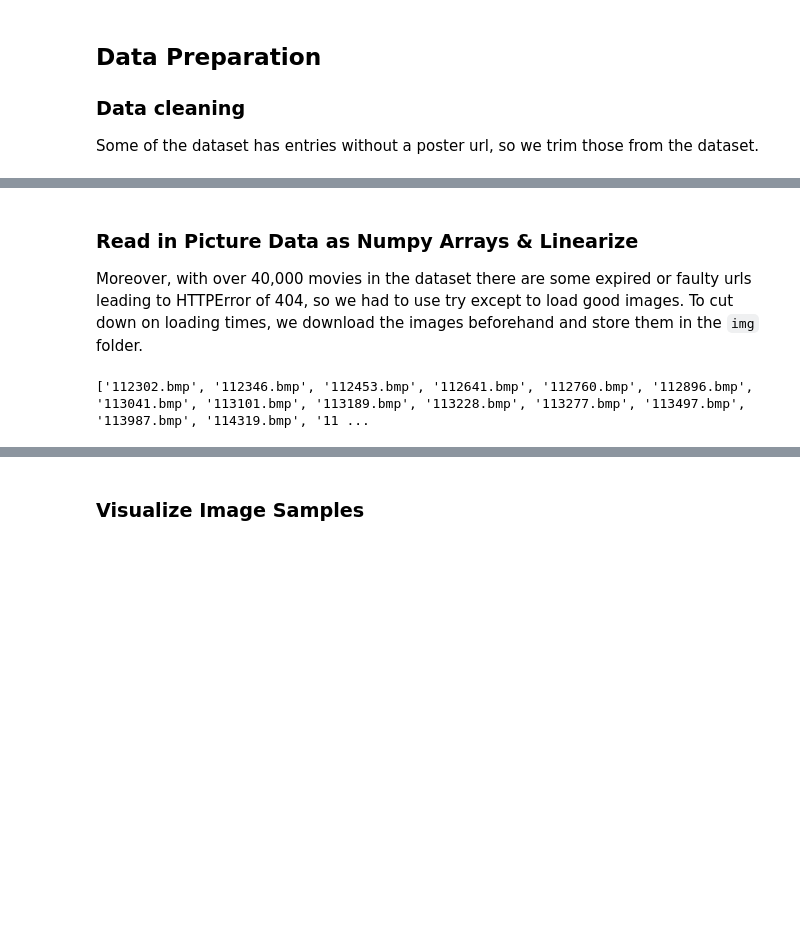
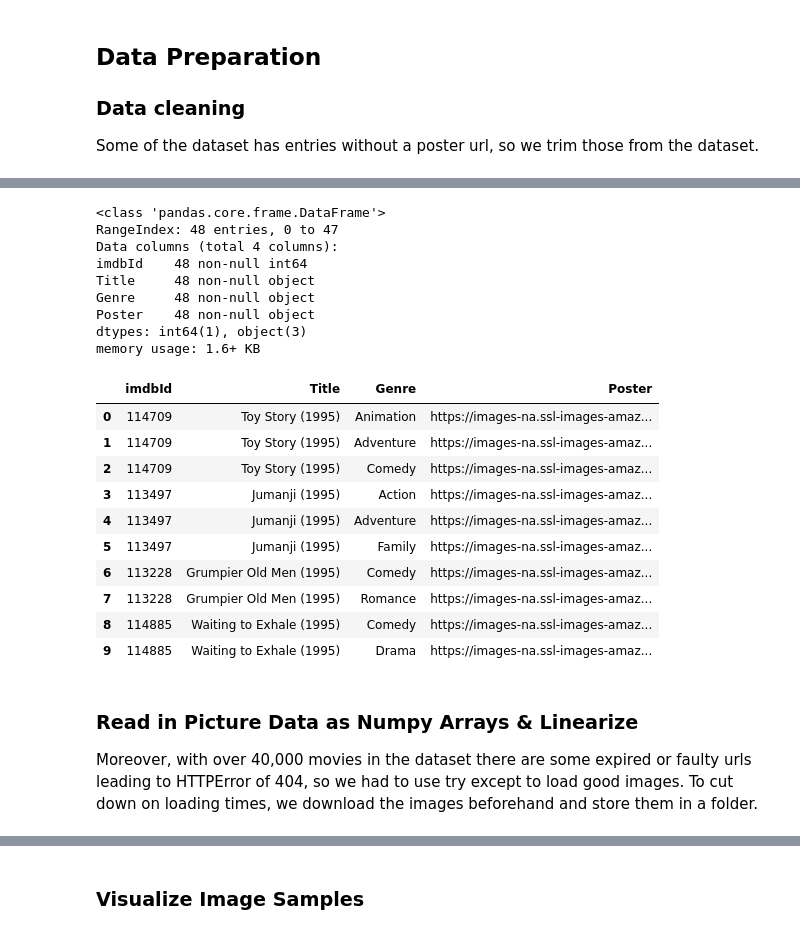
Before and after one commit to Thakugan/machine-learning-notebooks, a Jupyter notebook: 3-exploring-image-data/movie-poster-genre.ipynb, the cells around one changed output, grey strips where cells are left out. Saved outputs shown, nothing was run; the diff lists cells and outputs as text; code cells hidden in the pictures; blank space fills up the shorter version.

```diff
--- a/3-exploring-image-data/movie-poster-genre.ipynb
+++ b/3-exploring-image-data/movie-poster-genre.ipynb
@@ -74,7 +91,38 @@ memory usage: 1008.0+ bytes
+# %%
+# if type(data.Genredata.Genre = data.Genre.str.split("|")
+rows = []
+_ = data.apply(lambda row: [rows.append([row['imdbId'], row['Title'], genre, row["Poster"]])
+                         for genre in row.Genre.split("|")], axis=1)
+
+data_exploded = pd.DataFrame(data=rows, columns=data.columns)
+
+data_exploded.info()
+data_exploded.head(10)
+# %% [output]
+<class 'pandas.core.frame.DataFrame'>
+RangeIndex: 48 entries, 0 to 47
+Data columns (total 4 columns):
+imdbId    48 non-null int64
+Title     48 non-null object
+Genre     48 non-null object
+Poster    48 non-null object
+dtypes: int64(1), object(3)
+memory usage: 1.6+ KB
+|  | imdbId | Title | Genre | Poster |
+| 0 | 114709 | Toy Story (1995) | Animation | https://images-na.ssl-images-amaz... |
+| 1 | 114709 | Toy Story (1995) | Adventure | https://images-na.ssl-images-amaz... |
+| 2 | 114709 | Toy Story (1995) | Comedy | https://images-na.ssl-images-amaz... |
+| 3 | 113497 | Jumanji (1995) | Action | https://images-na.ssl-images-amaz... |
+| 4 | 113497 | Jumanji (1995) | Adventure | https://images-na.ssl-images-amaz... |
+| 5 | 113497 | Jumanji (1995) | Family | https://images-na.ssl-images-amaz... |
+| 6 | 113228 | Grumpier Old Men (1995) | Comedy | https://images-na.ssl-images-amaz... |
+| 7 | 113228 | Grumpier Old Men (1995) | Romance | https://images-na.ssl-images-amaz... |
+| 8 | 114885 | Waiting to Exhale (1995) | Comedy | https://images-na.ssl-images-amaz... |
+| 9 | 114885 | Waiting to Exhale (1995) | Drama | https://images-na.ssl-images-amaz... |
 # %% [markdown]
 ### Read in Picture Data as Numpy Arrays & Linearize
 
-Moreover, with over 40,000 movies in the dataset there are some expired or faulty urls leading to HTTPError of 404, so we had to use try except to load good images. To cut down on loading times, we download the images beforehand and store them in the `img` folder.
+Moreover, with over 40,000 movies in the dataset there are some expired or faulty urls leading to HTTPError of 404, so we had to use try except to load good images. To cut down on loading times, we download the images beforehand and store them in a folder.
 # %%
 #set up for showing picture -> all pictures are of same size 268x128
 import os
@@ -82,13 +130,7 @@ img_folder_name = initial_dataset_filename + "_images"
 if not os.path.exists(img_folder_name):
     os.makedirs(img_folder_name)
 
-
-
 saved_images_names = [filename for filename in os.listdir(img_folder_name) if filename.endswith(".bmp")]
-
-print(saved_images_names)
-# %% [output]
-['112302.bmp', '112346.bmp', '112453.bmp', '112641.bmp', '112760.bmp', '112896.bmp', '113041.bmp', '113101.bmp', '113189.bmp', '113228.bmp', '113277.bmp', '113497.bmp', '113987.bmp', '114319.bmp', '11 ...
 # %%
 %%time
 import urllib
```
Also changed, not shown: parts of 14 cells of this notebook.
